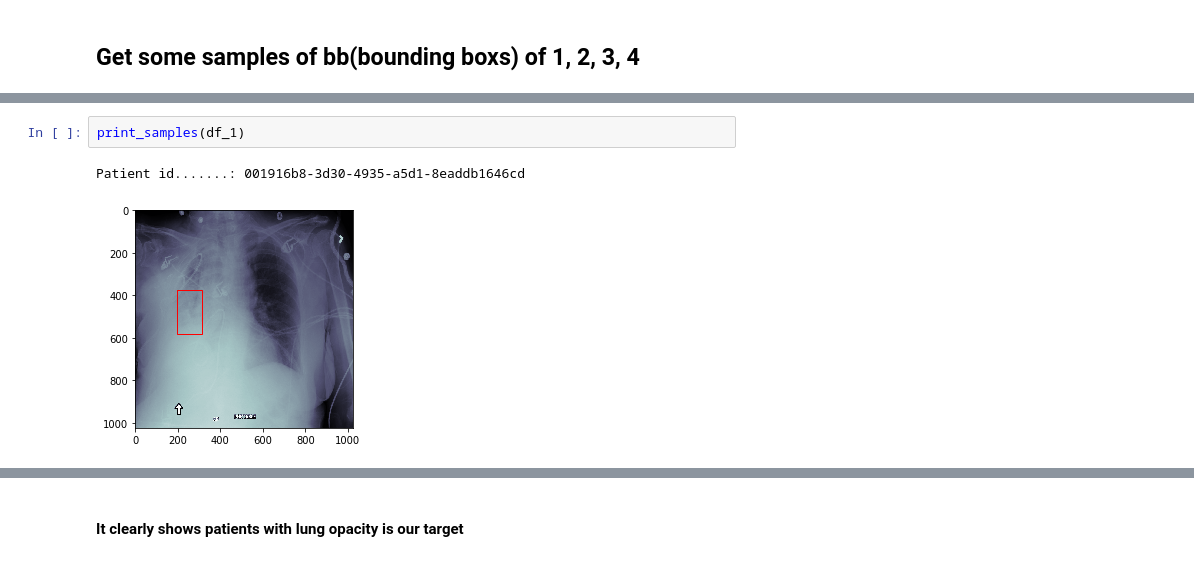
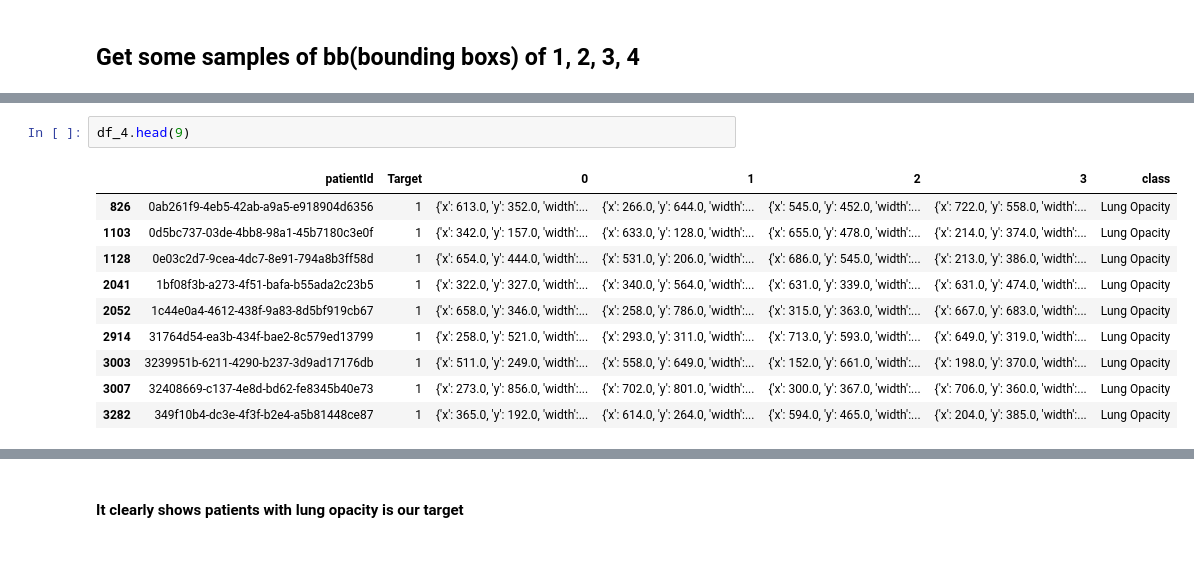
Before and after one commit to cubricmms/ProjectPneumonia, a Jupyter notebook: pneumonia.ipynb, the cells around one changed output, grey strips where cells are left out. Saved outputs shown, nothing was run; the diff lists cells and outputs as text.

```diff
--- a/pneumonia.ipynb
+++ b/pneumonia.ipynb
@@ -191,5 +159,13 @@ Patient id.......: 000db696-cf54-4385-b10b-6b16fbb3f985
-# %%
-print_samples(df_1)
-# %% [output]
-Patient id.......: 001916b8-3d30-4935-a5d1-8eaddb1646cd
-[figure, removed]
+# %%
+df_4.head(9)
+# %% [output]
+|  | patientId | Target | 0 | 1 | 2 | 3 | class |
+| 826 | 0ab261f9-4eb5-42ab-a9a5-e918904d6356 | 1 | {'x': 613.0, 'y': 352.0, 'width':... | {'x': 266.0, 'y': 644.0, 'width':... | {'x': 545.0, 'y': 452.0, 'width':... | {'x': 722.0, 'y': 558.0, 'width':... | Lung Opacity |
+| 1103 | 0d5bc737-03de-4bb8-98a1-45b7180c3e0f | 1 | {'x': 342.0, 'y': 157.0, 'width':... | {'x': 633.0, 'y': 128.0, 'width':... | {'x': 655.0, 'y': 478.0, 'width':... | {'x': 214.0, 'y': 374.0, 'width':... | Lung Opacity |
+| 1128 | 0e03c2d7-9cea-4dc7-8e91-794a8b3ff58d | 1 | {'x': 654.0, 'y': 444.0, 'width':... | {'x': 531.0, 'y': 206.0, 'width':... | {'x': 686.0, 'y': 545.0, 'width':... | {'x': 213.0, 'y': 386.0, 'width':... | Lung Opacity |
+| 2041 | 1bf08f3b-a273-4f51-bafa-b55ada2c23b5 | 1 | {'x': 322.0, 'y': 327.0, 'width':... | {'x': 340.0, 'y': 564.0, 'width':... | {'x': 631.0, 'y': 339.0, 'width':... | {'x': 631.0, 'y': 474.0, 'width':... | Lung Opacity |
+| 2052 | 1c44e0a4-4612-438f-9a83-8d5bf919cb67 | 1 | {'x': 658.0, 'y': 346.0, 'width':... | {'x': 258.0, 'y': 786.0, 'width':... | {'x': 315.0, 'y': 363.0, 'width':... | {'x': 667.0, 'y': 683.0, 'width':... | Lung Opacity |
+| 2914 | 31764d54-ea3b-434f-bae2-8c579ed13799 | 1 | {'x': 258.0, 'y': 521.0, 'width':... | {'x': 293.0, 'y': 311.0, 'width':... | {'x': 713.0, 'y': 593.0, 'width':... | {'x': 649.0, 'y': 319.0, 'width':... | Lung Opacity |
+| 3003 | 3239951b-6211-4290-b237-3d9ad17176db | 1 | {'x': 511.0, 'y': 249.0, 'width':... | {'x': 558.0, 'y': 649.0, 'width':... | {'x': 152.0, 'y': 661.0, 'width':... | {'x': 198.0, 'y': 370.0, 'width':... | Lung Opacity |
+| 3007 | 32408669-c137-4e8d-bd62-fe8345b40e73 | 1 | {'x': 273.0, 'y': 856.0, 'width':... | {'x': 702.0, 'y': 801.0, 'width':... | {'x': 300.0, 'y': 367.0, 'width':... | {'x': 706.0, 'y': 360.0, 'width':... | Lung Opacity |
+| 3282 | 349f10b4-dc3e-4f3f-b2e4-a5b81448ce87 | 1 | {'x': 365.0, 'y': 192.0, 'width':... | {'x': 614.0, 'y': 264.0, 'width':... | {'x': 594.0, 'y': 465.0, 'width':... | {'x': 204.0, 'y': 385.0, 'width':... | Lung Opacity |
```
Also changed, not shown: parts of 16 cells of this notebook.
